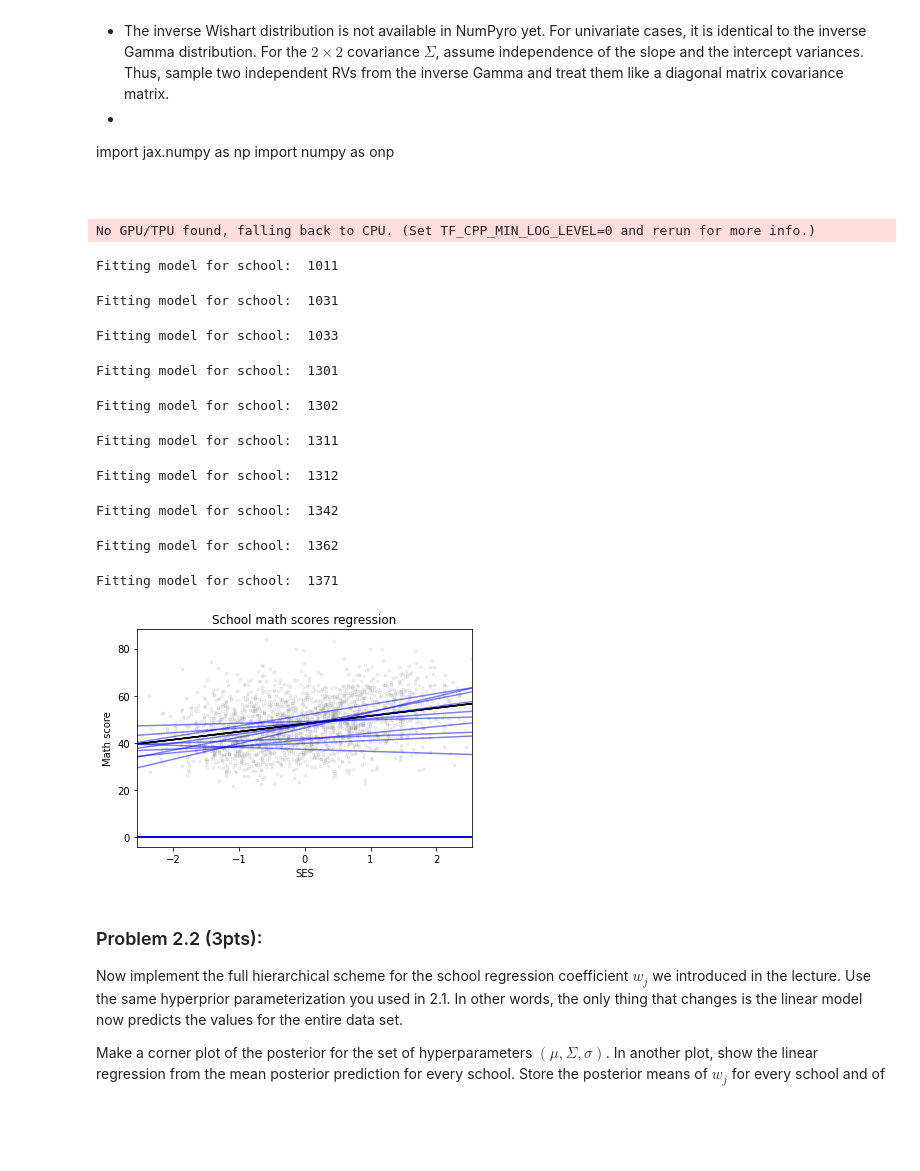
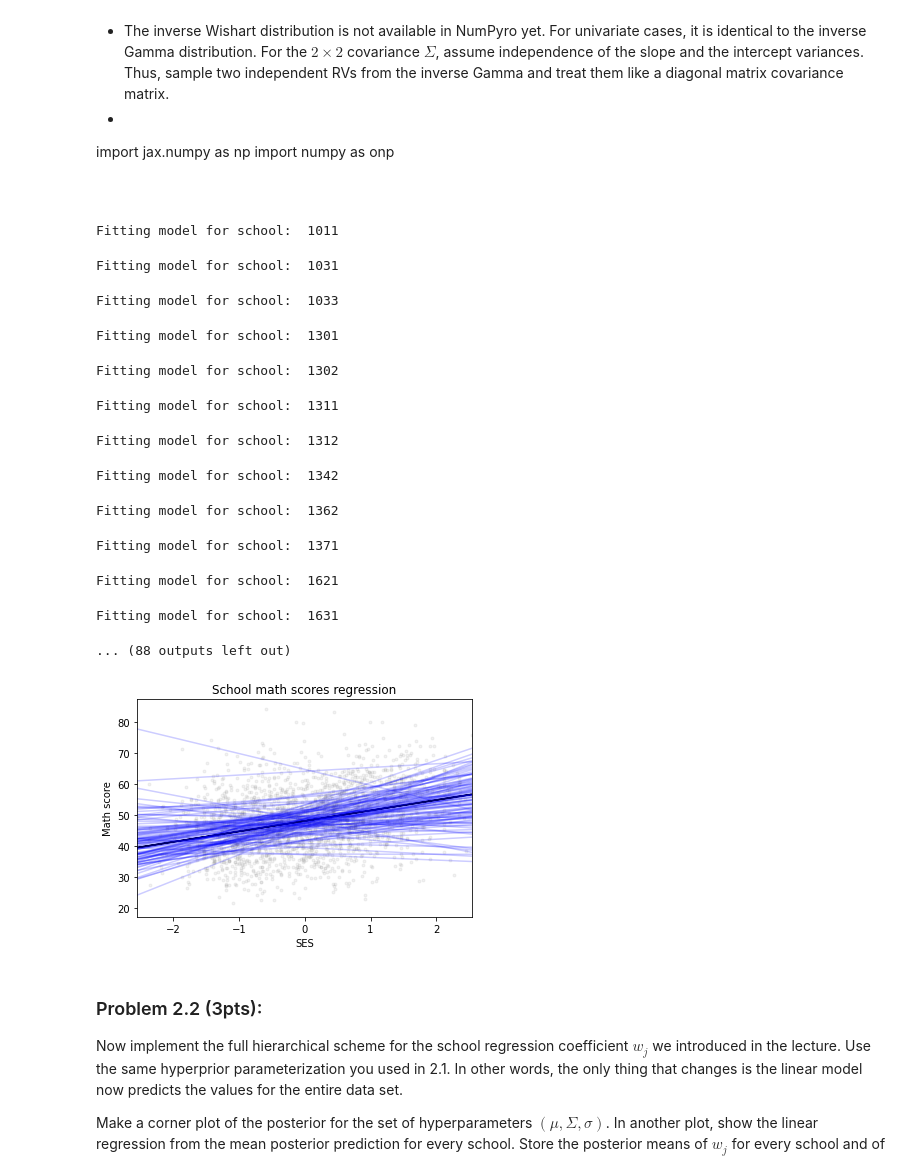
Before and after one commit to idcampbell/sml505-assignment5, a Jupyter notebook: Assignment5_MERGED.ipynb, the cells around one changed output. Saved outputs shown, nothing was run; the diff lists cells and outputs as text; code cells hidden in the pictures; blank space fills up the shorter version.

```diff
--- a/Assignment5_MERGED.ipynb
+++ b/Assignment5_MERGED.ipynb
@@ -235,7 +236,7 @@ w2_posterior_mean = onp.zeros(len(school_ids))
 sigma_posterior_mean = onp.zeros(len(school_ids))
 
 # Loop throug each school and fit a model
-for i,school_id in enumerate(school_ids[:10]):
+for i,school_id in enumerate(school_ids):
     # Get the data for this school
     df_school = df[df['sch_id'] == school_id]
     print("Fitting model for school: ", school_id)
@@ -253,16 +254,18 @@ for i,school_id in enumerate(school_ids[:10]):
     w2_posterior_mean[i] = onp.mean(mcmc.get_samples()['w2'])
     sigma_posterior_mean[i] = onp.mean(mcmc.get_samples()['sigma'])
 # %% [output]
-No GPU/TPU found, falling back to CPU. (Set TF_CPP_MIN_LOG_LEVEL=0 and rerun for more info.)
+Fitting model for school:  1011
-Fitting model for school:  1011
+Fitting model for school:  1031
-Fitting model for school:  1031
+Fitting model for school:  1033
-Fitting model for school:  1033
+Fitting model for school:  1301
-Fitting model for school:  1301
+Fitting model for school:  1302
-Fitting model for school:  1302
+Fitting model for school:  1311
-Fitting model for school:  1311
+Fitting model for school:  1312
-Fitting model for school:  1312
+Fitting model for school:  1342
-Fitting model for school:  1342
+Fitting model for school:  1362
-Fitting model for school:  1362
+Fitting model for school:  1371
-Fitting model for school:  1371
+Fitting model for school:  1621
+Fitting model for school:  1631
+... (88 outputs left out)
 # %%
 #Save off variables
@@ -275,35 +278,35 @@ import matplotlib.pyplot as plt
 
 x = df['stu_ses'].values
 y = df['stu_mathscore'].values
 plt.scatter(x, y,label="data", alpha=0.1,color='grey',marker='.')
 plt.xlim(min(x),max(x))
 
 x = np.vander(x, N=2, increasing=True)
 x_mle = np.linalg.inv(x.T @ x) @ x.T @ y # give slope and intercept a/b
 plt.plot(x, x_mle[0] + x * x_mle[1], "k", label="MLE est")
 
 x0 = np.linspace(-3, 3, 10)
 # Loop through each school and plot
 for i, school_id in enumerate(school_ids):
     # Get the data for this school
     df_school = df[df['sch_id'] == school_id]
     # Get the x and y values
     x = df_school['stu_ses'].values
     y = df_school['stu_mathscore'].values
 
     # Get the posterior mean of w_j and sigma_square
     w1 = w1_posterior_mean[i]
     w2 = w2_posterior_mean[i]
     sigma_square = sigma_posterior_mean[i]
     # plt.errorbar(x, y, yerr=sigma_square, fmt=".k", capsize=0)
-    plt.plot(x0, w1 + w2*x0, alpha=0.5, color='b')
+    plt.plot(x0, w1 + w2*x0,alpha=0.2,color='b')
 
 plt.xlabel("SES")
 plt.ylabel("Math score")
 plt.title("School math scores regression")
 plt.show()
 # %% [output]
-[figure, old version]
+[figure, new version]
 # %% [markdown]
 ### Problem 2.2 (3pts):
 
```
Also changed, not shown: parts of 5 cells of this notebook, 1 other file.
